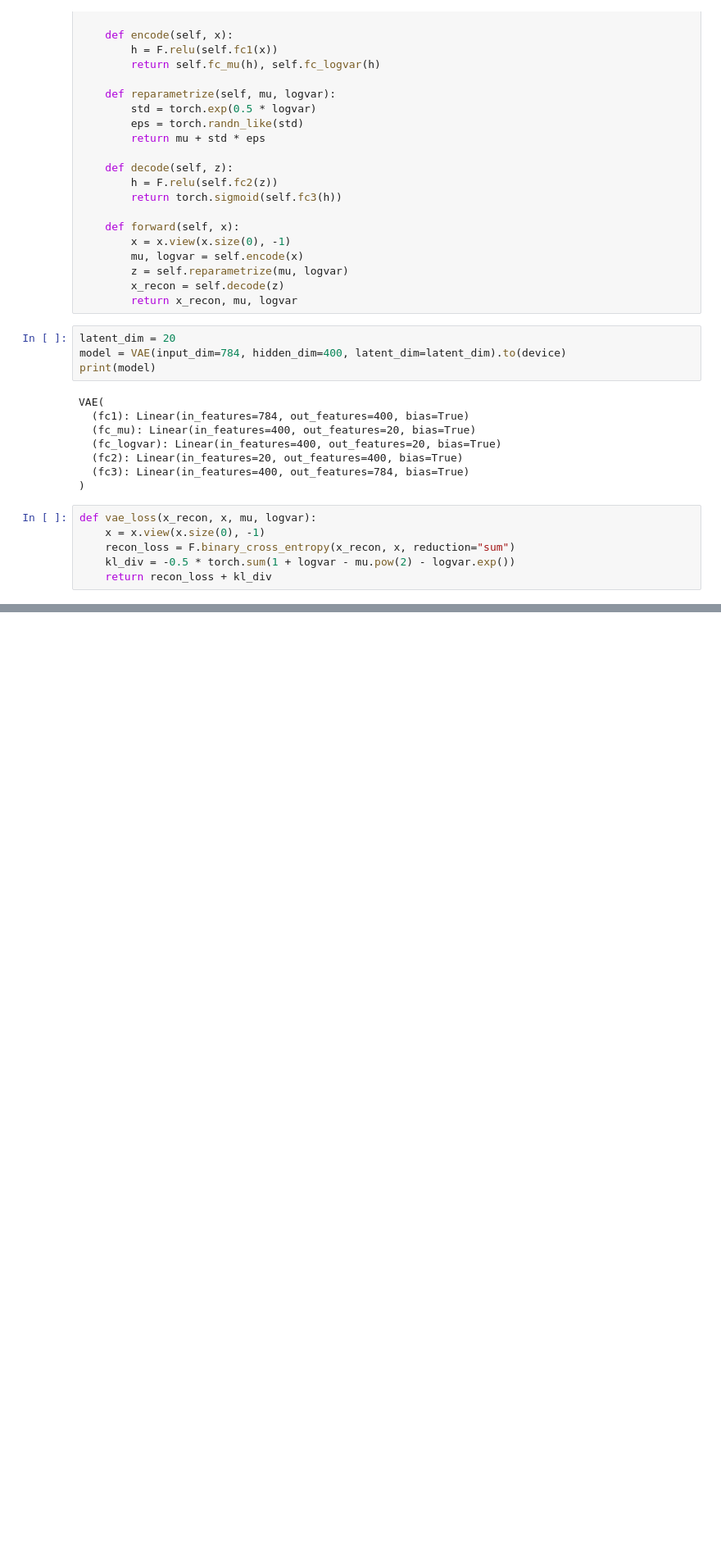
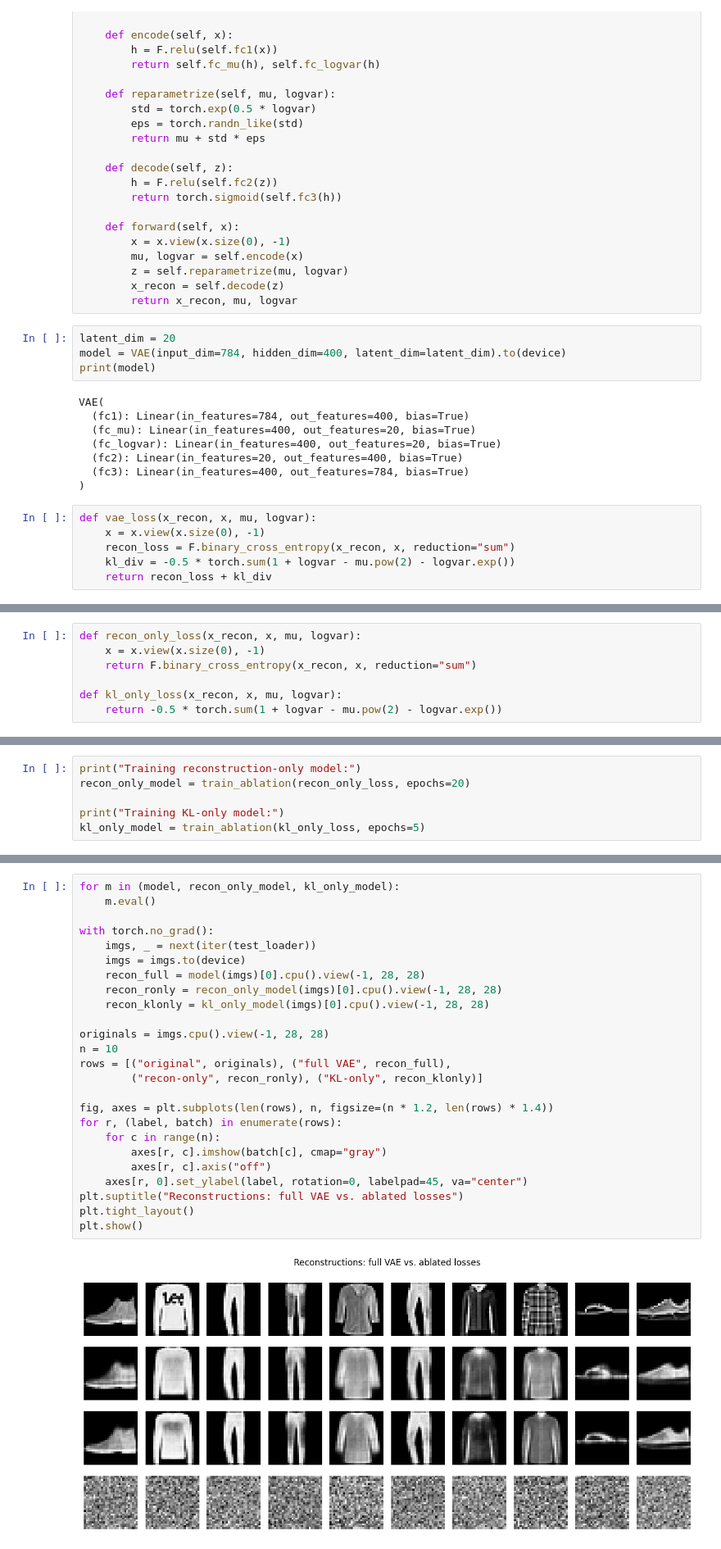
Before and after one commit to MateuszDziamba/assigment_5, a Jupyter notebook: 51.ipynb, the cells around one changed output, grey strips where cells are left out. Shown at 82% size. Drawn from its saved outputs; the diff is of its cells as text; blank space fills up the shorter version.

```diff
--- a/51.ipynb
+++ b/51.ipynb
@@ -235,0 +238,7 @@ plt.show()
+# %%
+def recon_only_loss(x_recon, x, mu, logvar):
+    x = x.view(x.size(0), -1)
+    return F.binary_cross_entropy(x_recon, x, reduction="sum")
+
+def kl_only_loss(x_recon, x, mu, logvar):
+    return -0.5 * torch.sum(1 + logvar - mu.pow(2) - logvar.exp())
@@ -235,0 +263,6 @@ plt.show()
+# %%
+print("Training reconstruction-only model:")
+recon_only_model = train_ablation(recon_only_loss, epochs=20)
+
+print("Training KL-only model:")
+kl_only_model = train_ablation(kl_only_loss, epochs=5)
@@ -235,0 +275,27 @@ plt.show()
+# %%
+for m in (model, recon_only_model, kl_only_model):
+    m.eval()
+
+with torch.no_grad():
+    imgs, _ = next(iter(test_loader))
+    imgs = imgs.to(device)
+    recon_full = model(imgs)[0].cpu().view(-1, 28, 28)
+    recon_ronly = recon_only_model(imgs)[0].cpu().view(-1, 28, 28)
+    recon_klonly = kl_only_model(imgs)[0].cpu().view(-1, 28, 28)
+
+originals = imgs.cpu().view(-1, 28, 28)
+n = 10
+rows = [("original", originals), ("full VAE", recon_full),
+        ("recon-only", recon_ronly), ("KL-only", recon_klonly)]
+
+fig, axes = plt.subplots(len(rows), n, figsize=(n * 1.2, len(rows) * 1.4))
+for r, (label, batch) in enumerate(rows):
+    for c in range(n):
+        axes[r, c].imshow(batch[c], cmap="gray")
+        axes[r, c].axis("off")
+    axes[r, 0].set_ylabel(label, rotation=0, labelpad=45, va="center")
+plt.suptitle("Reconstructions: full VAE vs. ablated losses")
+plt.tight_layout()
+plt.show()
+# %% [output]
+[figure, added]
```
Also changed, not shown: parts of 9 cells of this notebook.
